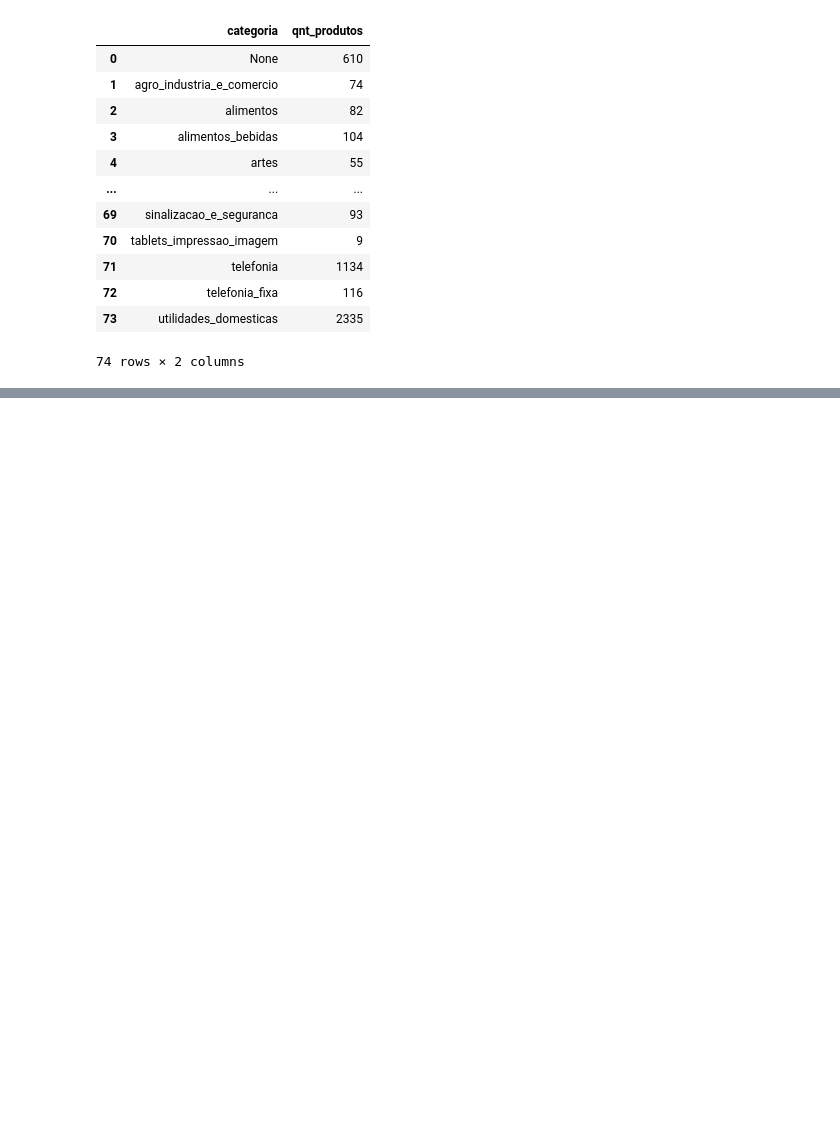
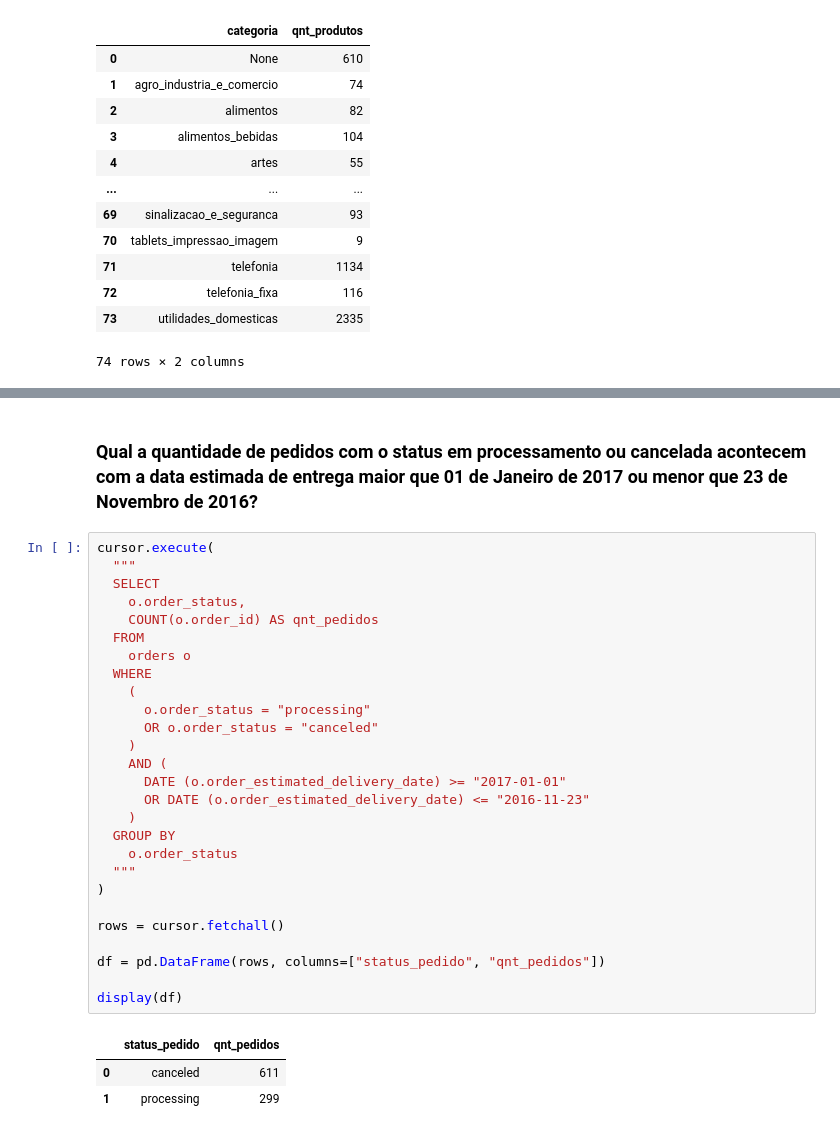
Before and after one commit to C41m/C41m-sql_ecommerce, a Jupyter notebook: sql.ipynb, the cells around one changed output, grey strips where cells are left out. Cells and saved outputs as stored; diff of their text form; blank space fills up the shorter version.

```diff
--- a/sql.ipynb
+++ b/sql.ipynb
@@ -1098,0 +1224,33 @@ display(df)
+# %% [markdown]
+###  Qual a quantidade de pedidos com o status em processamento ou cancelada acontecem com a data estimada de entrega maior que 01 de Janeiro de 2017 ou menor que 23 de Novembro de 2016?
+# %%
+cursor.execute(
+  """
+  SELECT
+    o.order_status,
+    COUNT(o.order_id) AS qnt_pedidos
+  FROM
+    orders o
+  WHERE
+    (
+      o.order_status = "processing"
+      OR o.order_status = "canceled"
+    )
+    AND (
+      DATE (o.order_estimated_delivery_date) >= "2017-01-01"
+      OR DATE (o.order_estimated_delivery_date) <= "2016-11-23"
+    )
+  GROUP BY
+    o.order_status
+  """
+)
+
+rows = cursor.fetchall()
+
+df = pd.DataFrame(rows, columns=["status_pedido", "qnt_pedidos"])
+
+display(df)
+# %% [output]
+|  | status_pedido | qnt_pedidos |
+| 0 | canceled | 611 |
+| 1 | processing | 299 |
```
Also changed, not shown: parts of 9 cells of this notebook, 1 other file.
